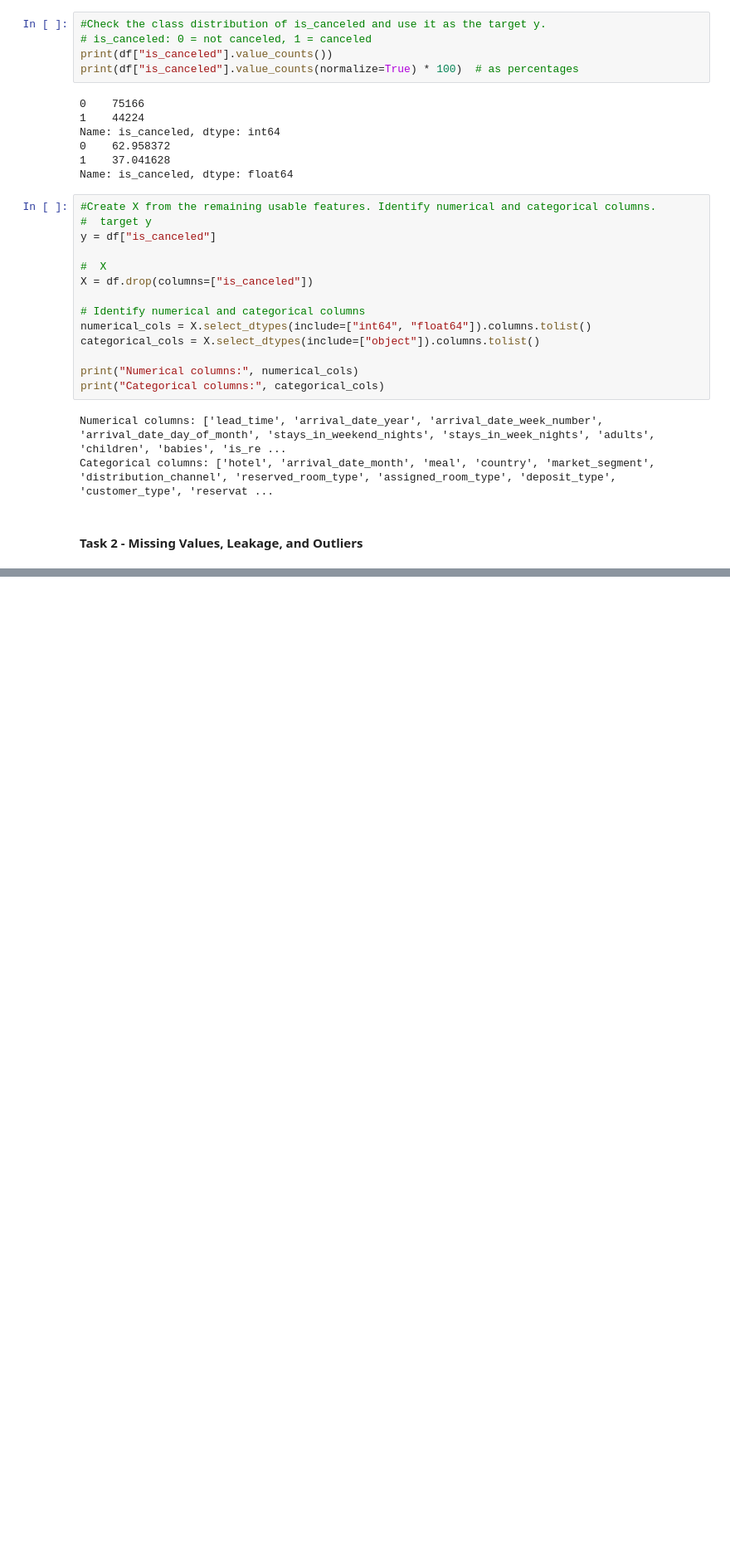
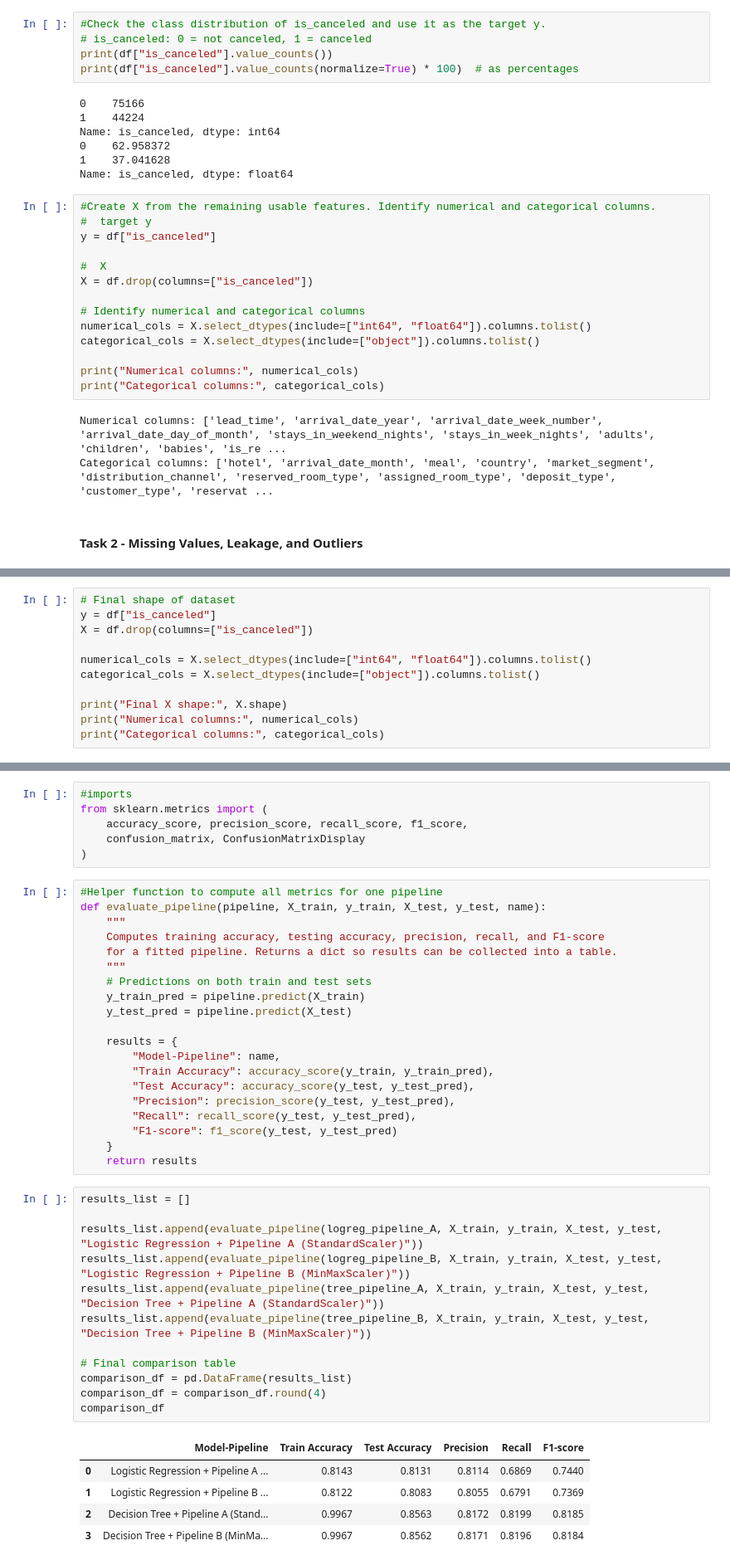
Before and after one commit to 202618064-dau/202618064_DS605, a Jupyter notebook: 202618064_LAB_003/202618064_lab3.ipynb, the cells around one changed output, grey strips where cells are left out. Shown at 83% size. Cells and saved outputs as stored; diff of their text form; blank space fills up the shorter version.

```diff
--- a/202618064_LAB_003/202618064_lab3.ipynb
+++ b/202618064_LAB_003/202618064_lab3.ipynb
@@ -211,0 +205,11 @@ Potential outliers: 0
+# %%
+# Final shape of dataset
+y = df["is_canceled"]
+X = df.drop(columns=["is_canceled"])
+
+numerical_cols = X.select_dtypes(include=["int64", "float64"]).columns.tolist()
+categorical_cols = X.select_dtypes(include=["object"]).columns.tolist()
+
+print("Final X shape:", X.shape)
+print("Numerical columns:", numerical_cols)
+print("Categorical columns:", categorical_cols)
@@ -211,0 +416,44 @@ Potential outliers: 0
+# %%
+#imports
+from sklearn.metrics import (
+    accuracy_score, precision_score, recall_score, f1_score,
+    confusion_matrix, ConfusionMatrixDisplay
+)
+# %%
+#Helper function to compute all metrics for one pipeline
+def evaluate_pipeline(pipeline, X_train, y_train, X_test, y_test, name):
+    """
+    Computes training accuracy, testing accuracy, precision, recall, and F1-score
+    for a fitted pipeline. Returns a dict so results can be collected into a table.
+    """
+    # Predictions on both train and test sets
+    y_train_pred = pipeline.predict(X_train)
+    y_test_pred = pipeline.predict(X_test)
+
+    results = {
+        "Model-Pipeline": name,
+        "Train Accuracy": accuracy_score(y_train, y_train_pred),
+        "Test Accuracy": accuracy_score(y_test, y_test_pred),
+        "Precision": precision_score(y_test, y_test_pred),
+        "Recall": recall_score(y_test, y_test_pred),
+        "F1-score": f1_score(y_test, y_test_pred)
+    }
+    return results
+# %%
+results_list = []
+
+results_list.append(evaluate_pipeline(logreg_pipeline_A, X_train, y_train, X_test, y_test, "Logistic Regression + Pipeline A (StandardScaler)"))
+results_list.append(evaluate_pipeline(logreg_pipeline_B, X_train, y_train, X_test, y_test, "Logistic Regression + Pipeline B (MinMaxScaler)"))
+results_list.append(evaluate_pipeline(tree_pipeline_A, X_train, y_train, X_test, y_test, "Decision Tree + Pipeline A (StandardScaler)"))
+results_list.append(evaluate_pipeline(tree_pipeline_B, X_train, y_train, X_test, y_test, "Decision Tree + Pipeline B (MinMaxScaler)"))
+
+# Final comparison table
+comparison_df = pd.DataFrame(results_list)
+comparison_df = comparison_df.round(4)
+comparison_df
+# %% [output]
+|  | Model-Pipeline | Train Accuracy | Test Accuracy | Precision | Recall | F1-score |
+| 0 | Logistic Regression + Pipeline A ... | 0.8143 | 0.8131 | 0.8114 | 0.6869 | 0.7440 |
+| 1 | Logistic Regression + Pipeline B ... | 0.8122 | 0.8083 | 0.8055 | 0.6791 | 0.7369 |
+| 2 | Decision Tree + Pipeline A (Stand... | 0.9967 | 0.8563 | 0.8172 | 0.8199 | 0.8185 |
+| 3 | Decision Tree + Pipeline B (MinMa... | 0.9967 | 0.8562 | 0.8171 | 0.8196 | 0.8184 |
```
Also changed, not shown: parts of 38 cells of this notebook, 1 other file.
